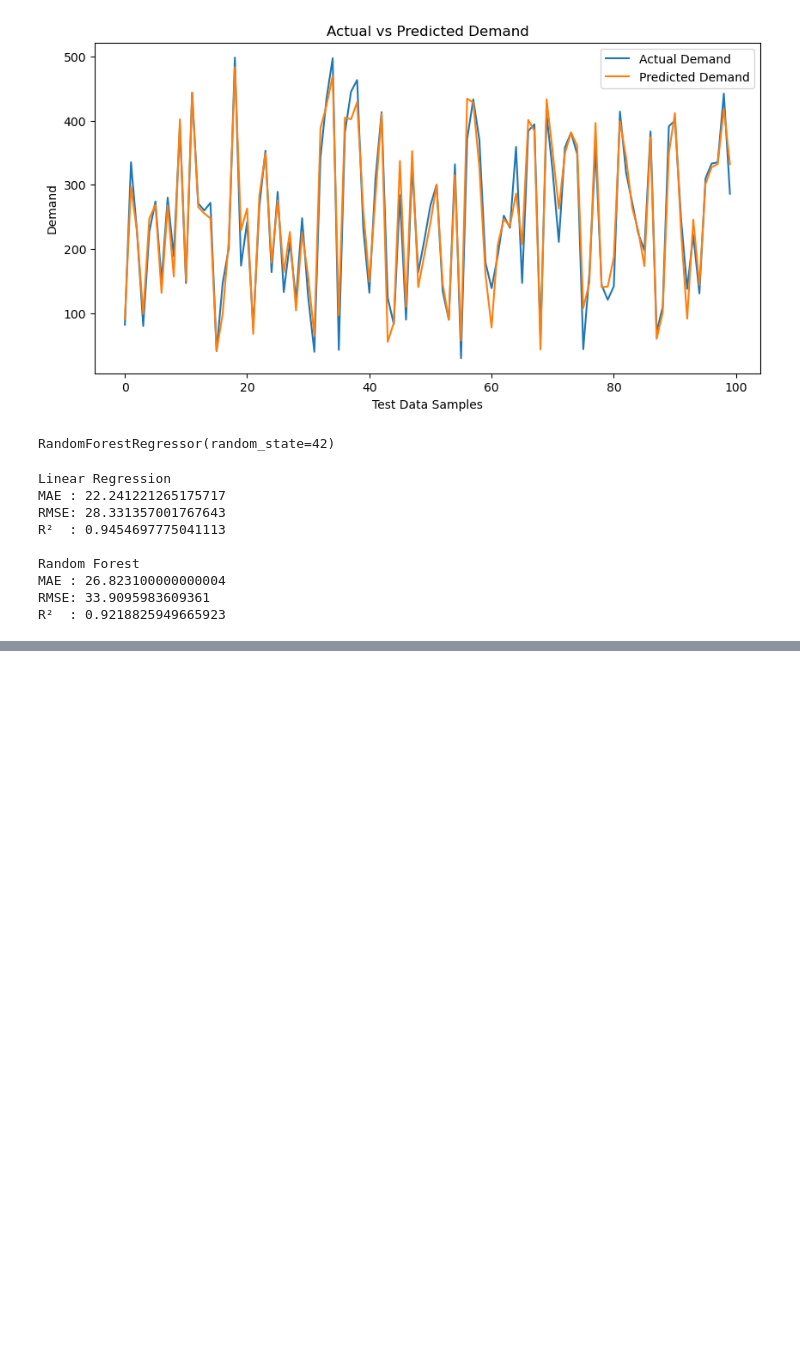
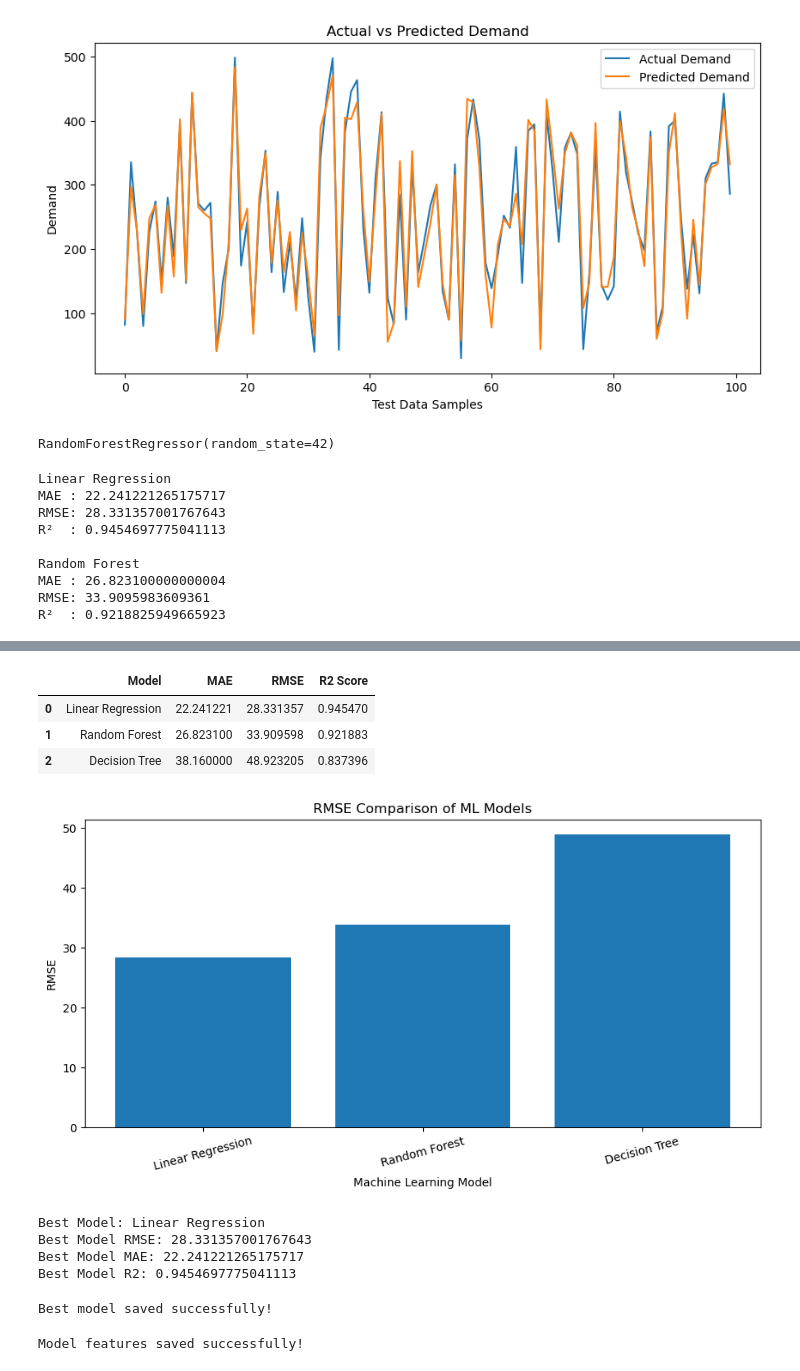
Before and after one commit to satyam18srivastava/production-demand-prediction, a Jupyter notebook: ML Project.ipynb, the cells around one changed output, grey strips where cells are left out. Cells and saved outputs as stored; diff of their text form; code cells hidden in the pictures; blank space fills up the shorter version.

Commit message:
Add demand prediction dashboard and trained model

```diff
--- a/ML Project.ipynb
+++ b/ML Project.ipynb
@@ -276,0 +339,80 @@ R²  : 0.9218825949665923
+# %%
+import pandas as pd
+import numpy as np
+from sklearn.metrics import mean_absolute_error, mean_squared_error, r2_score
+
+results = pd.DataFrame({
+    "Model": ["Linear Regression", "Random Forest", "Decision Tree"],
+    "MAE": [
+        mean_absolute_error(y_test, y_pred),
+        mean_absolute_error(y_test, rf_pred),
+        dt_mae
+    ],
+    "RMSE": [
+        np.sqrt(mean_squared_error(y_test, y_pred)),
+        np.sqrt(mean_squared_error(y_test, rf_pred)),
+        dt_rmse
+    ],
+    "R2 Score": [
+        r2_score(y_test, y_pred),
+        r2_score(y_test, rf_pred),
+        dt_r2
+    ]
+})
+
+results = results.sort_values(by="RMSE")
+results
+# %% [output]
+|  | Model | MAE | RMSE | R2 Score |
+| 0 | Linear Regression | 22.241221 | 28.331357 | 0.945470 |
+| 1 | Random Forest | 26.823100 | 33.909598 | 0.921883 |
+| 2 | Decision Tree | 38.160000 | 48.923205 | 0.837396 |
+# %%
+import matplotlib.pyplot as plt
+
+plt.figure(figsize=(9, 5))
+plt.bar(results["Model"], results["RMSE"])
+plt.title("RMSE Comparison of ML Models")
+plt.xlabel("Machine Learning Model")
+plt.ylabel("RMSE")
+plt.xticks(rotation=15)
+plt.tight_layout()
+plt.show()
+# %% [output]
+[figure, added]
+# %%
+from sklearn.base import clone
+
+best_model_name = results.iloc[0]["Model"]
+
+model_map = {
+    "Linear Regression": model,
+    "Random Forest": rf_model,
+    "Decision Tree": dt_model
+}
+
+best_model = model_map[best_model_name]
+
+print("Best Model:", best_model_name)
+print("Best Model RMSE:", results.iloc[0]["RMSE"])
+print("Best Model MAE:", results.iloc[0]["MAE"])
+print("Best Model R2:", results.iloc[0]["R2 Score"])
+# %% [output]
+Best Model: Linear Regression
+Best Model RMSE: 28.331357001767643
+Best Model MAE: 22.241221265175717
+Best Model R2: 0.9454697775041113
+# %%
+import joblib
+
+joblib.dump(best_model, "best_demand_model.pkl")
+
+print("Best model saved successfully!")
+# %% [output]
+Best model saved successfully!
+# %%
+joblib.dump(list(X.columns), "model_features.pkl")
+
+print("Model features saved successfully!")
+# %% [output]
+Model features saved successfully!
```
Also changed, not shown: parts of 8 cells of this notebook, 5 other files.
